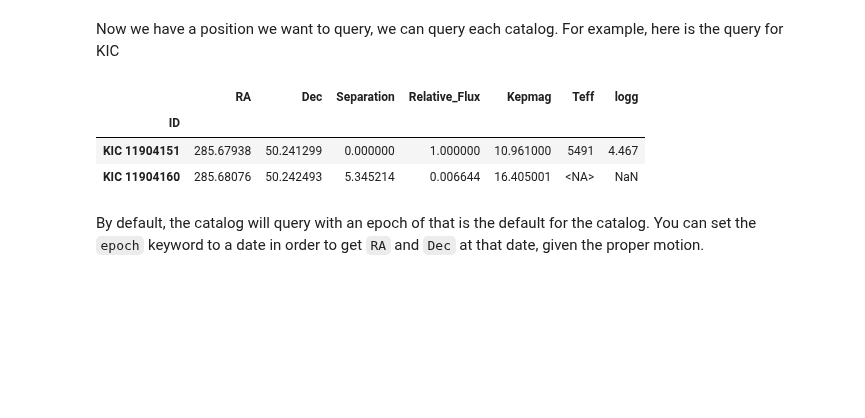
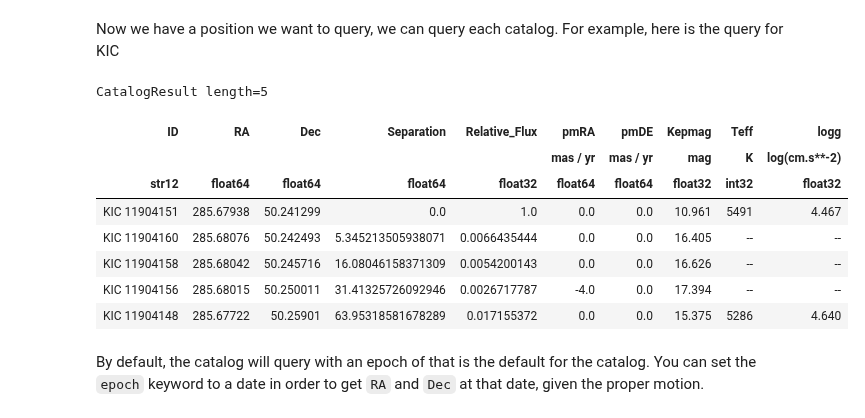
Before and after one commit to lightkurve/lksearch, a Jupyter notebook: docs/tutorials/catalog-searches.ipynb, the cells around one changed output. Saved outputs shown, nothing was run; the diff lists cells and outputs as text; code cells hidden in the pictures; blank space fills up the shorter version.

```diff
--- a/docs/tutorials/catalog-searches.ipynb
+++ b/docs/tutorials/catalog-searches.ipynb
@@ -21,12 +35,17 @@ c = SkyCoord.from_name("Kepler-10")
 # %% [markdown]
 Now we have a position we want to query, we can query each catalog. For example, here is the query for KIC
 # %%
-query_KIC(c)
+CatalogSearch.QueryPosition(c, catalog="kic", max_results=5)
 # %% [output]
+CatalogResult length=5
-|  | RA | Dec | Separation | Relative_Flux | Kepmag | Teff | logg |
-| ID |  |  |  |  |  |  |  |
-| KIC 11904151 | 285.67938 | 50.241299 | 0.000000 | 1.000000 | 10.961000 | 5491 | 4.467 |
-| KIC 11904160 | 285.68076 | 50.242493 | 5.345214 | 0.006644 | 16.405001 | <NA> | NaN |
+| ID | RA | Dec | Separation | Relative_Flux | pmRA | pmDE | Kepmag | Teff | logg |
+|  |  |  |  |  | mas / yr | mas / yr | mag | K | log(cm.s**-2) |
+| str12 | float64 | float64 | float64 | float32 | float64 | float64 | float32 | int32 | float32 |
+| KIC 11904151 | 285.67938 | 50.241299 | 0.0 | 1.0 | 0.0 | 0.0 | 10.961 | 5491 | 4.467 |
+| KIC 11904160 | 285.68076 | 50.242493 | 5.345213505938071 | 0.0066435444 | 0.0 | 0.0 | 16.405 | -- | -- |
+| KIC 11904158 | 285.68042 | 50.245716 | 16.08046158371309 | 0.0054200143 | 0.0 | 0.0 | 16.626 | -- | -- |
+| KIC 11904156 | 285.68015 | 50.250011 | 31.41325726092946 | 0.0026717787 | -4.0 | 0.0 | 17.394 | -- | -- |
+| KIC 11904148 | 285.67722 | 50.25901 | 63.95318581678289 | 0.017155372 | 0.0 | 0.0 | 15.375 | 5286 | 4.640 |
 # %% [markdown]
 By default, the catalog will query with an epoch of that is the default for the catalog. You can set the `epoch` keyword to a date in order to get `RA` and `Dec` at that date, given the proper motion.
 # %%
```
Also changed, not shown: parts of 40 cells of this notebook, 6 other files.
